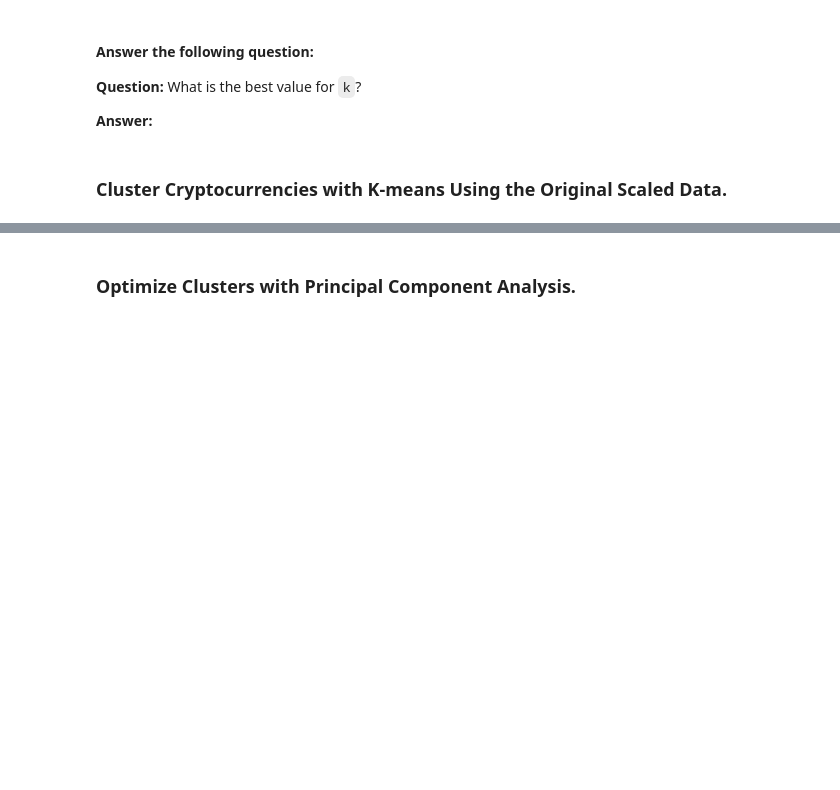
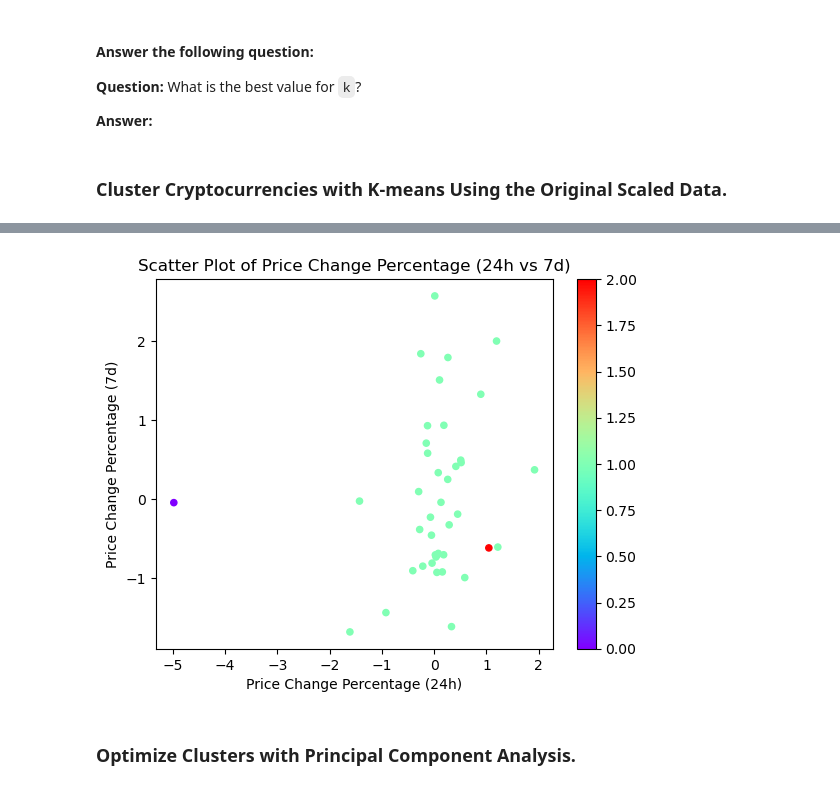
Before and after one commit to natesena/CryptoClustering, a Jupyter notebook: Crypto_Clustering.ipynb, the cells around one changed output, grey strips where cells are left out. Cells and saved outputs as stored; diff of their text form; code cells hidden in the pictures; blank space fills up the shorter version.

```diff
--- a/Crypto_Clustering.ipynb
+++ b/Crypto_Clustering.ipynb
@@ -99,2 +133,3 @@ NameError: name 'scaled_data' is not defined
 # %%
 # Fit the K-Means model using the scaled data
+kmeans.fit(scaled_market_df)
@@ -101,5 +138,6 @@ NameError: name 'scaled_data' is not defined
 # %%
 # Predict the clusters to group the cryptocurrencies using the scaled data
-
+cluster_labels = kmeans.predict(scaled_market_df)
 
 # View the resulting array of cluster values.
+print(cluster_labels)
@@ -106,7 +147,9 @@ NameError: name 'scaled_data' is not defined
 # %%
 # Create a copy of the DataFrame
+scaled_copy = scaled_market_df.copy()
 # %%
 # Add a new column to the DataFrame with the predicted clusters
-
+scaled_copy["predicted"] = cluster_labels
 
 # Display sample data
+print(scaled_copy)
@@ -113,7 +174,18 @@ NameError: name 'scaled_data' is not defined
 # %%
 # Create a scatter plot using Pandas plot by setting
 # `x="price_change_percentage_24h"` and `y="price_change_percentage_7d"`.
 # Use "rainbow" for the color to better visualize the data.
+scaled_copy.plot.scatter(x="price_change_percentage_24h", y="price_change_percentage_7d", c=cluster_labels, colormap='rainbow')
+
+# Set plot title and labels
+plt.title("Scatter Plot of Price Change Percentage (24h vs 7d)")
+plt.xlabel("Price Change Percentage (24h)")
+plt.ylabel("Price Change Percentage (7d)")
+
+# Show the plot
+plt.show()
+# %% [output]
+[figure, added]
 # %% [markdown]
 ### Optimize Clusters with Principal Component Analysis.
 # %%
```
Also changed, not shown: parts of 22 cells of this notebook, 1 other file.
